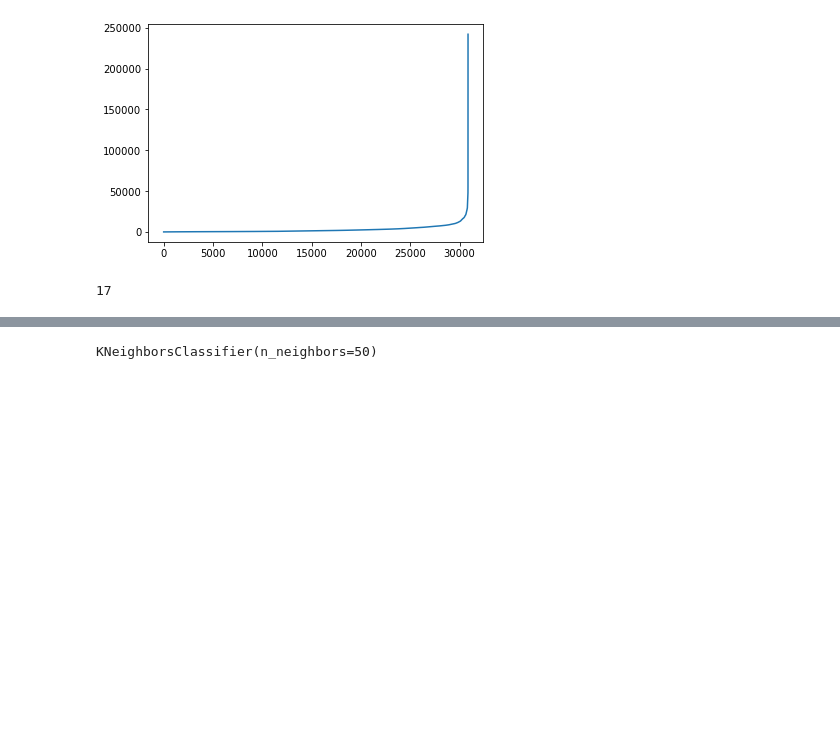
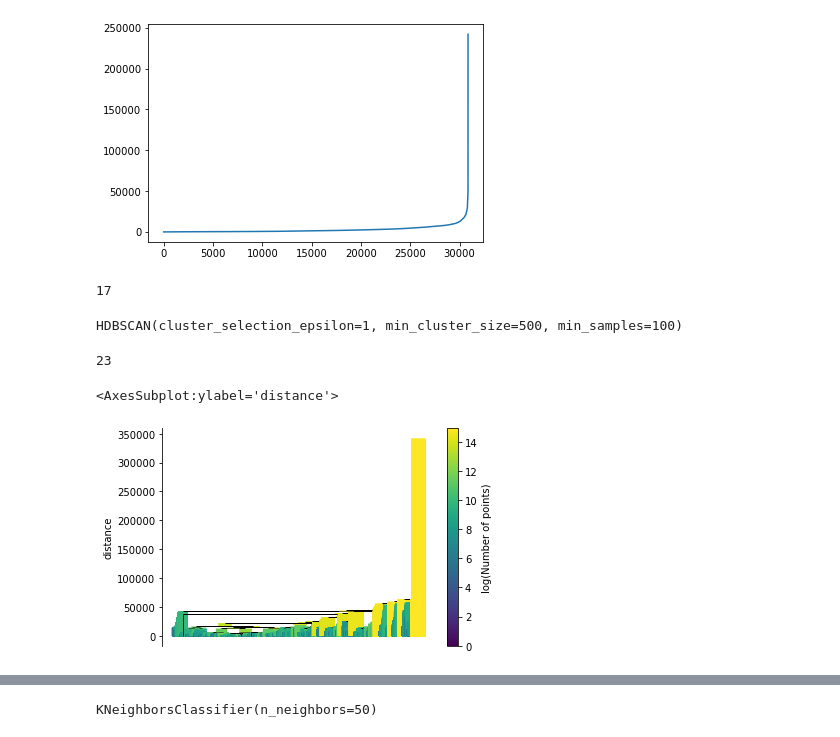
Before and after one commit to mlsm76/Beer_Generation, a Jupyter notebook: contributor/kevin/conversions/Unit Conversion and Cluster Analysis.ipynb, the cells around one changed output, grey strips where cells are left out. Saved outputs shown, nothing was run; the diff lists cells and outputs as text; code cells hidden in the pictures; blank space fills up the shorter version.

```diff
--- a/contributor/kevin/conversions/Unit Conversion and Cluster Analysis.ipynb
+++ b/contributor/kevin/conversions/Unit Conversion and Cluster Analysis.ipynb
@@ -343,3 +343,19 @@ numclusters = len(set(dblabels))
 numclusters
 # %% [output]
 17
+# %%
+import hdbscan
+hdb = hdbscan.HDBSCAN(min_cluster_size=500, min_samples=100, cluster_selection_epsilon=1)
+hdb.fit(beer_processed)
+# %% [output]
+HDBSCAN(cluster_selection_epsilon=1, min_cluster_size=500, min_samples=100)
+# %%
+clust_labels = hdb.labels_ #save labels as variable/set
+hdb.labels_.max() # number of clusters
+# %% [output]
+23
+# %%
+hdb.single_linkage_tree_.plot(cmap='viridis', colorbar=True)
+# %% [output]
+<AxesSubplot:ylabel='distance'>
+[figure, added]
```
Also changed, not shown: parts of 6 cells of this notebook, 1 other file.
